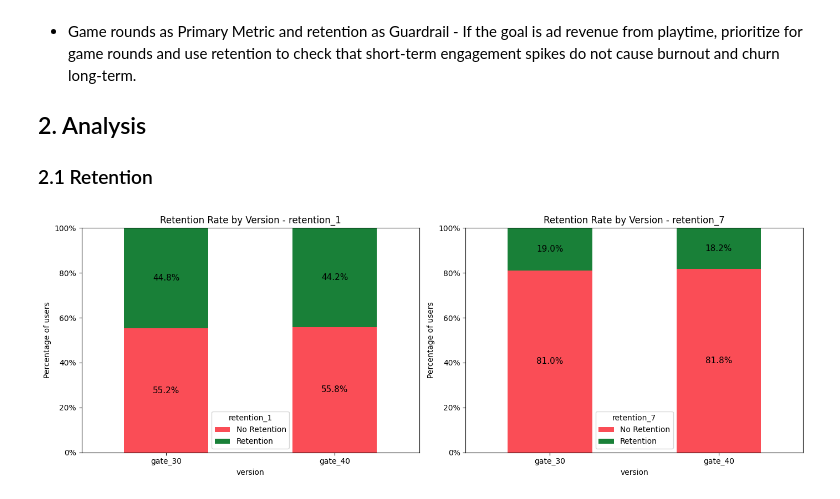
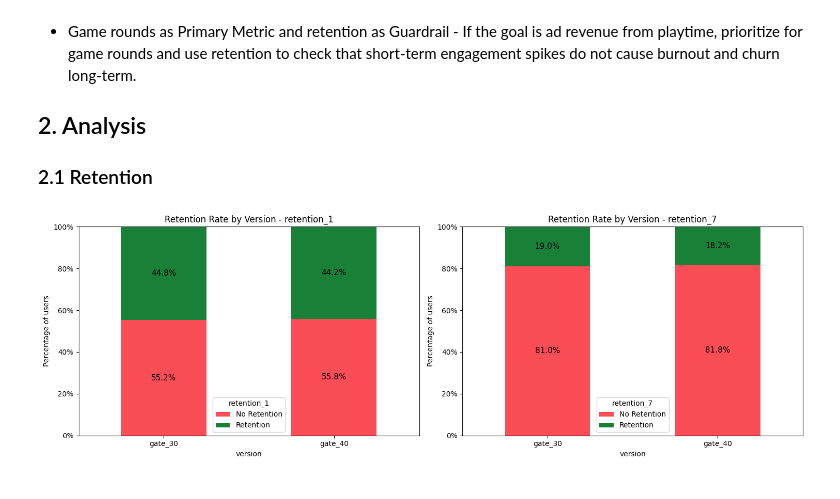
Before and after one commit to Yuvi-me-code/A-B-Game-Testing, a Jupyter notebook: AB Testing Analysis Retention vs Monetization.ipynb, the cells around one changed output. Drawn from its saved outputs; the diff is of its cells as text; code cells hidden in the pictures.

```diff
--- a/AB Testing Analysis Retention vs Monetization.ipynb
+++ b/AB Testing Analysis Retention vs Monetization.ipynb
@@ -26,9 +27,9 @@ for col in ['retention_1', 'retention_7']:
 # %% [markdown]
 ### 0.2 Removing Outliers
 # %%
-col = "sum_gamerounds"
 
-log_col = np.log1p(data[col])
+# Perform log transformation and IQR filtering on sum_gamerounds to mitigate the effect of outliers
+log_col = np.log1p(data[sum_gamerounds])
 q1 = log_col.quantile(0.25)
 q3 = log_col.quantile(0.75)
 iqr = q3 - q1
@@ -114,33 +110,33 @@ Depending on the business objective, the metrics can swap roles:
 # %%
 import numpy as np
 import matplotlib.ticker as mtick
 
-fig, axes = plt.subplots(1, 2, figsize=(14, 5))
-bar_width = 0.5
+fig, axes = plt.subplots(1, 2, figsize=(15, 5))
 
 for i, col in enumerate(["retention_1", "retention_7"]):
+    # calculate proportions of retention vs no retention for each version
     proportions = (
         data.groupby("version")[col]
         .value_counts(normalize = True)
         .unstack()
         .rename(columns={0: "No Retention", 1: "Retention"})
     )
     proportions.plot(kind = "bar", stacked = True, ax = axes[i], color = ["#fa4d56", "#198038"])
 
-    # annotate percentages centered in each segment
+    # label percentages centered in each bar
     for container in axes[i].containers:
         labels = [f"{v:.1%}" for v in container.datavalues]
         axes[i].bar_label(container, labels = labels, label_type = "center", fontsize = 11)
 
     axes[i].set_xticks(x)
     axes[i].set_xticklabels(versions, rotation=0)
     axes[i].set_title(f"Retention Rate by Version - {col}")
     axes[i].set_ylim(0, 1)
     axes[i].yaxis.set_major_formatter(mtick.PercentFormatter(xmax=1))
     axes[i].set_ylabel("Percentage of users")
     axes[i].legend(title = col)
 
 plt.tight_layout()
 plt.show()
 # %% [output]
-[figure, old version]
+[figure, new version]
```
Also changed, not shown: parts of 15 cells of this notebook.
